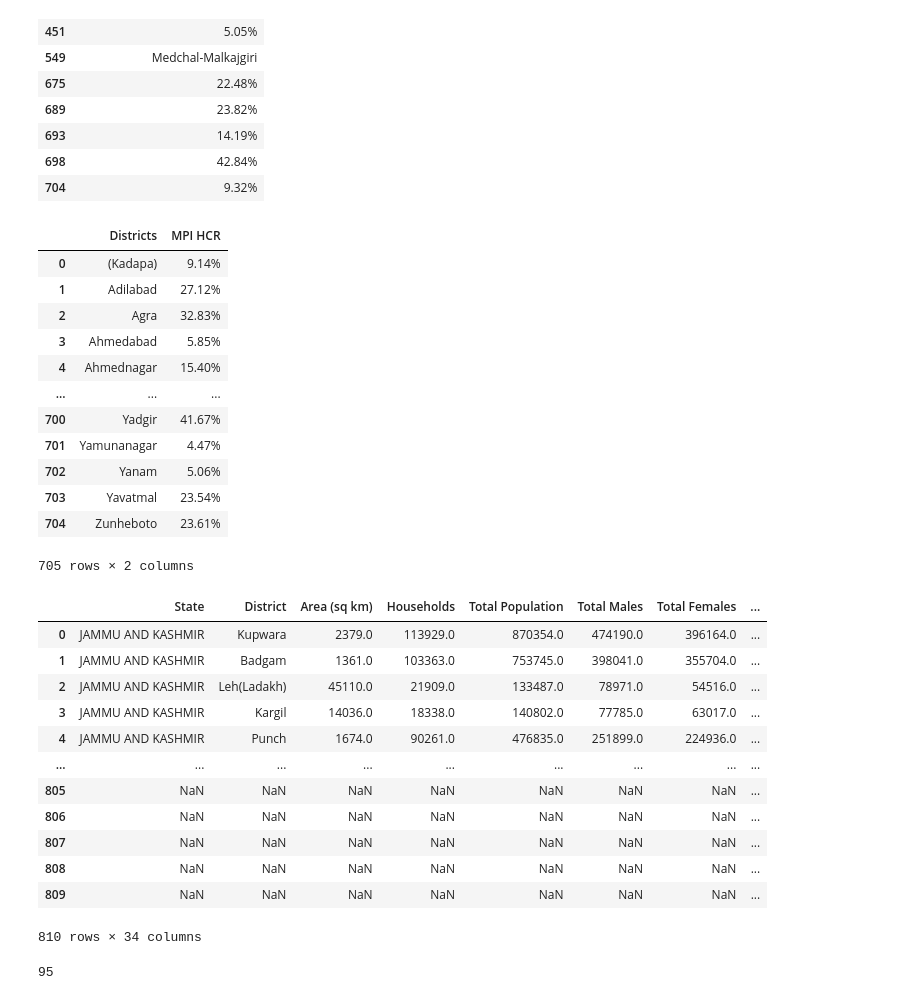
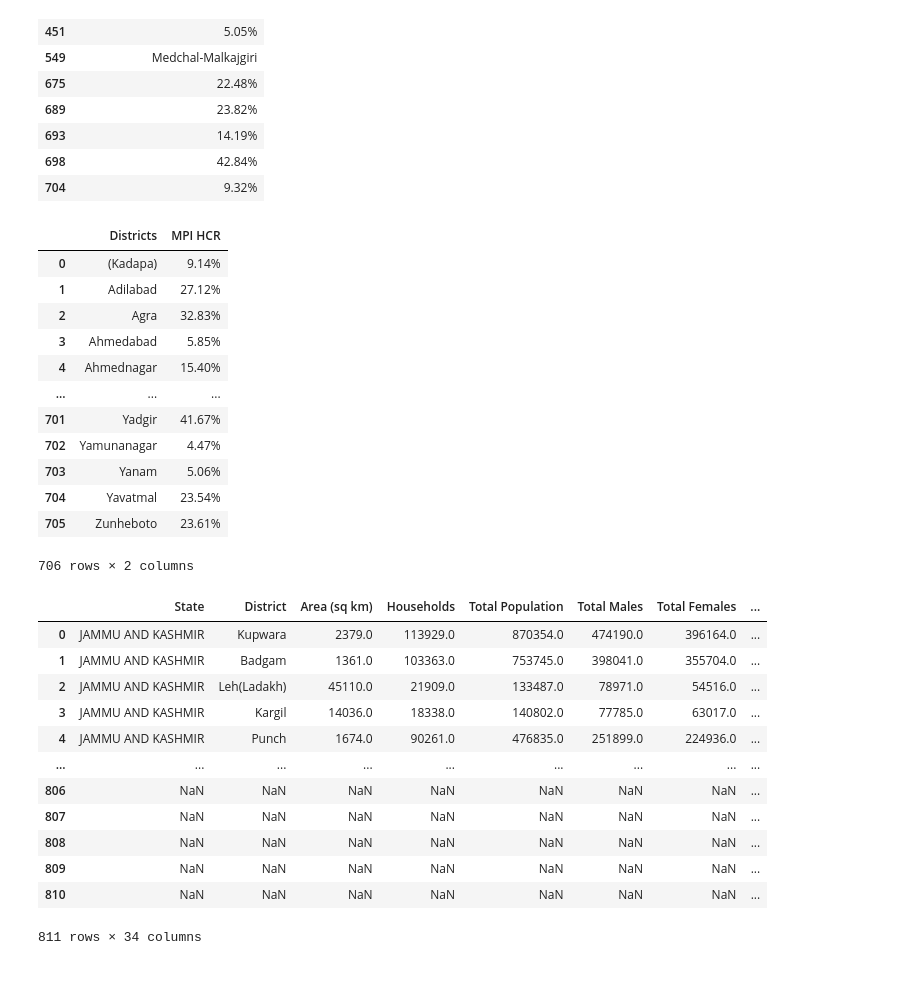
Before and after one commit to tam0w/poverty_data, a Jupyter notebook: eda.ipynb, the cells around one changed output. Cells and saved outputs as stored; diff of their text form; code cells hidden in the pictures.

Commit message:
5 districts left, mostly delhi ones

```diff
--- a/eda.ipynb
+++ b/eda.ipynb
@@ -522,23 +522,24 @@ poverty_df[poverty_df['Districts'] == '']
 # %%
 poverty_df = poverty_df.drop(poverty_df[poverty_df['MPI HCR'] == 'NA'].index)
 poverty_df = poverty_df.drop(poverty_df[~poverty_df['MPI HCR'].str.contains('%')].index)
 poverty_df.loc[poverty_df['Districts'] == '', 'Districts'] = ['Uttar Bastar Kanker (Kanker)', 'Pashchimi Singhbhum (West Singhbhum)', 'Purbi Singhbhum (East Singhbhum)', 'Bangalore (Bengaluru Urban)', 'Bangalore Rural (Bengaluru Rural )', 'Nandurbar', 'Muktsar (Sri Muktsar Sahib)', 'Sahibzada Ajit Singh Nagar (S.A.S Nagar)', 'Dakshin Dinajpur (Dinajpur Dakshin)', 'Paschim Medinipur (Medinipur West)', 'Purba Medinipur (Medinipur East)', 'Uttar Dinajpur (Dinjapur Uttar)', 'North & Middle Andaman']
-poverty_df
+poverty_df.loc[len(poverty_df.index)] = ['Janjgir-Champa', '23.16%']
+poverty_df.loc[len(poverty_df.index)] = ['Saraikela Kharsawan', '47.79%']
 poverty_df.sort_values(by='Districts').reset_index(drop=True)
 # %% [output]
 |  | Districts | MPI HCR |
 | 0 | (Kadapa) | 9.14% |
 | 1 | Adilabad | 27.12% |
 | 2 | Agra | 32.83% |
 | 3 | Ahmedabad | 5.85% |
 | 4 | Ahmednagar | 15.40% |
 | ... | ... | ... |
-| 700 | Yadgir | 41.67% |
-| 701 | Yamunanagar | 4.47% |
-| 702 | Yanam | 5.06% |
-| 703 | Yavatmal | 23.54% |
-| 704 | Zunheboto | 23.61% |
+| 701 | Yadgir | 41.67% |
+| 702 | Yamunanagar | 4.47% |
+| 703 | Yanam | 5.06% |
+| 704 | Yavatmal | 23.54% |
+| 705 | Zunheboto | 23.61% |
-705 rows × 2 columns
+706 rows × 2 columns
 # %%
 pd.merge(df, poverty_df, left_on='District', right_on='Districts', how='outer', indicator=True)
 # %% [output]
@@ -549,10 +550,10 @@ pd.merge(df, poverty_df, left_on='District', right_on='Districts', how='outer',
 | 3 | JAMMU AND KASHMIR | Kargil | 14036.0 | 18338.0 | 140802.0 | 77785.0 | 63017.0 | ... |
 | 4 | JAMMU AND KASHMIR | Punch | 1674.0 | 90261.0 | 476835.0 | 251899.0 | 224936.0 | ... |
 | ... | ... | ... | ... | ... | ... | ... | ... | ... |
-| 805 | NaN | NaN | NaN | NaN | NaN | NaN | NaN | ... |
 | 806 | NaN | NaN | NaN | NaN | NaN | NaN | NaN | ... |
 | 807 | NaN | NaN | NaN | NaN | NaN | NaN | NaN | ... |
 | 808 | NaN | NaN | NaN | NaN | NaN | NaN | NaN | ... |
 | 809 | NaN | NaN | NaN | NaN | NaN | NaN | NaN | ... |
+| 810 | NaN | NaN | NaN | NaN | NaN | NaN | NaN | ... |
-810 rows × 34 columns
+811 rows × 34 columns
 # %%
@@ -561,4 +562,0 @@ districts = df.District.unique().tolist()
-# %%
-len(set(districts) - set(poverty_districts))
-# %% [output]
-95
```
Also changed, not shown: parts of 11 cells of this notebook.
